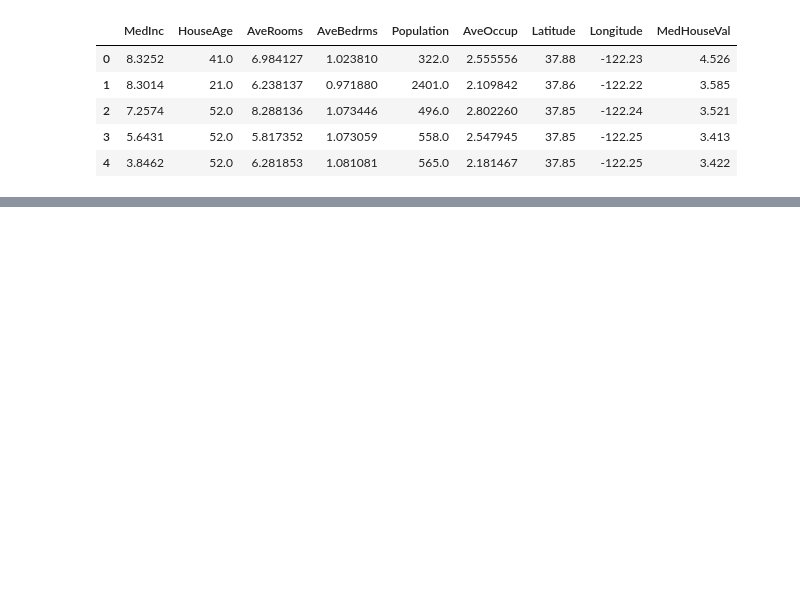
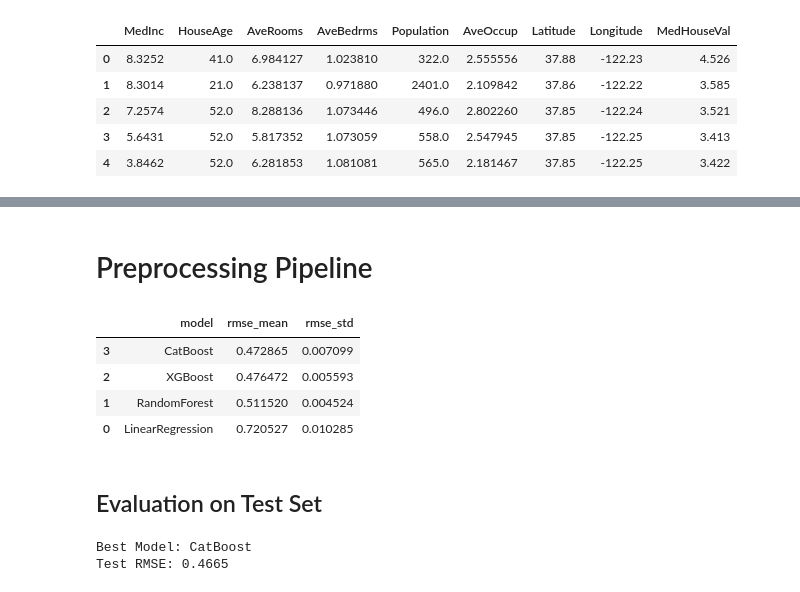
Before and after one commit to Gefft3/regression-model-comparison, a Jupyter notebook: main.ipynb, the cells around one changed output, grey strips where cells are left out. Cells and saved outputs as stored; diff of their text form; code cells hidden in the pictures; blank space fills up the shorter version.

```diff
--- a/main.ipynb
+++ b/main.ipynb
@@ -65,0 +136,9 @@ df.head()
+# %% [markdown]
+# Preprocessing Pipeline
+# %%
+# use SimpleImputer to handle missing values and StandardScaler for feature scaling
+
+numeric_pipeline = Pipeline([
+    ('imputer', SimpleImputer(strategy='median')),
+    ('scaler', StandardScaler())
+])
@@ -65,0 +154,49 @@ df.head()
+# %%
+# Evaluate models using cross-validation
+
+results = []
+for name, model in models.items():
+    pipe = Pipeline([
+        ('preproc', numeric_pipeline),
+        ('model', model)
+    ])
+    scores = cross_val_score(
+        pipe, X_train, y_train,
+        scoring='neg_mean_squared_error',
+        cv=5, n_jobs=-1
+    )
+    rmse_scores = (-scores) ** 0.5
+    results.append({
+        'model': name,
+        'rmse_mean': rmse_scores.mean(),
+        'rmse_std': rmse_scores.std()
+    })
+
+df_results = pd.DataFrame(results).sort_values('rmse_mean')
+df_results
+# %% [output]
+|  | model | rmse_mean | rmse_std |
+| 3 | CatBoost | 0.472865 | 0.007099 |
+| 2 | XGBoost | 0.476472 | 0.005593 |
+| 1 | RandomForest | 0.511520 | 0.004524 |
+| 0 | LinearRegression | 0.720527 | 0.010285 |
+# %% [markdown]
+## Evaluation on Test Set
+# %%
+best_model_name = df_results.iloc[0]['model']
+best_model = models[best_model_name]
+
+pipeline = Pipeline([
+    ('preproc', numeric_pipeline),
+    ('model', best_model)
+])
+
+pipeline.fit(X_train, y_train)
+
+preds = pipeline.predict(X_test)
+test_rmse = np.sqrt(((preds - y_test) ** 2).mean())
+print(f"Best Model: {best_model_name}")
+print(f"Test RMSE: {test_rmse:.4f}")
+# %% [output]
+Best Model: CatBoost
+Test RMSE: 0.4665
```
Also changed, not shown: parts of 17 cells of this notebook, 1 other file.
